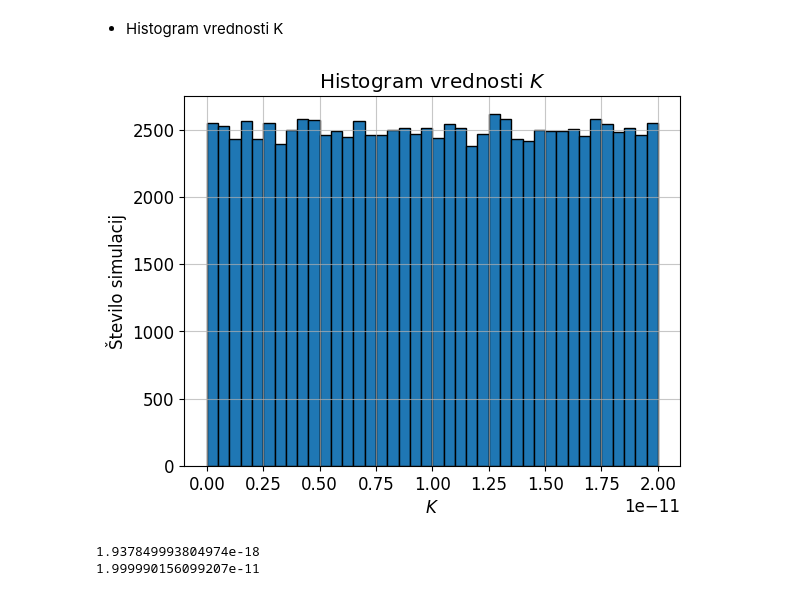
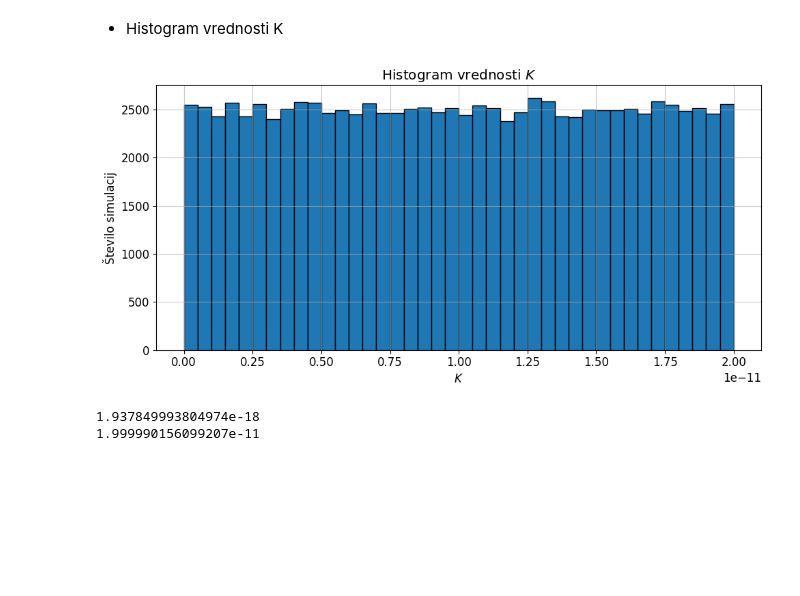
Before and after one commit to tadejkooo/PSUF, a Jupyter notebook: PSUF3/python/main.ipynb, the cells around one changed output. Drawn from its saved outputs; the diff is of its cells as text; code cells hidden in the pictures; blank space fills up the shorter version.

```diff
--- a/PSUF3/python/main.ipynb
+++ b/PSUF3/python/main.ipynb
@@ -50,14 +50,17 @@ print(np.shape(I900_n0))
 # %% [markdown]
 - Histogram vrednosti K
 # %%
+plt.figure(figsize=(10, 5))
+
 plt.hist(Kvalues, bins=40, edgecolor='black')
 plt.xlabel(r'$K$')
 plt.ylabel('Število simulacij')
 plt.title(r'Histogram vrednosti $K$')
 plt.grid(True, alpha=0.7)
+plt.tight_layout()
 plt.show()
 # %% [output]
-[figure, old version]
+[figure, new version]
 # %%
 print(np.min(Kvalues))
 print(np.max(Kvalues))
```
Also changed, not shown: parts of 5 cells of this notebook, 11 other files.
